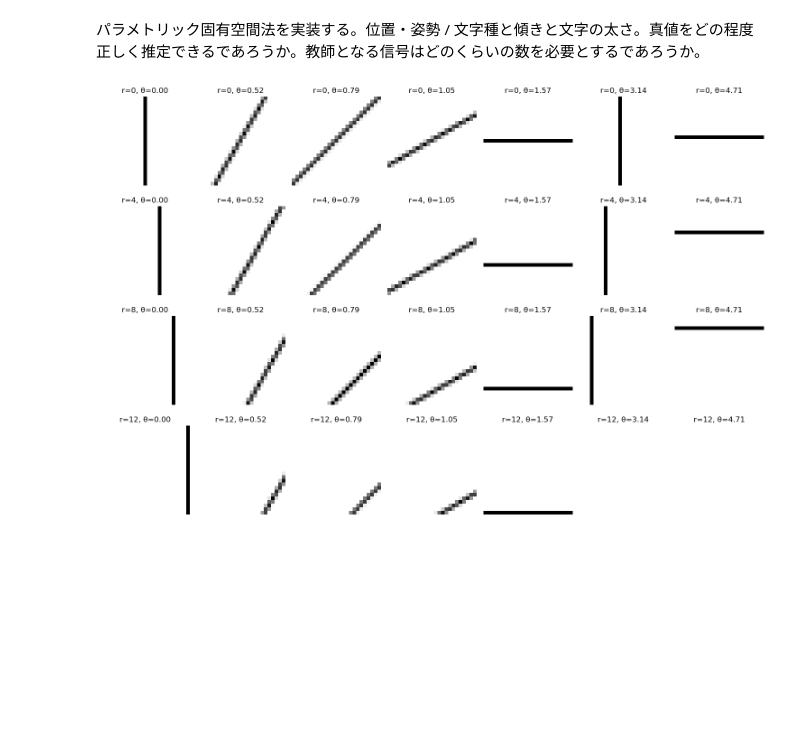
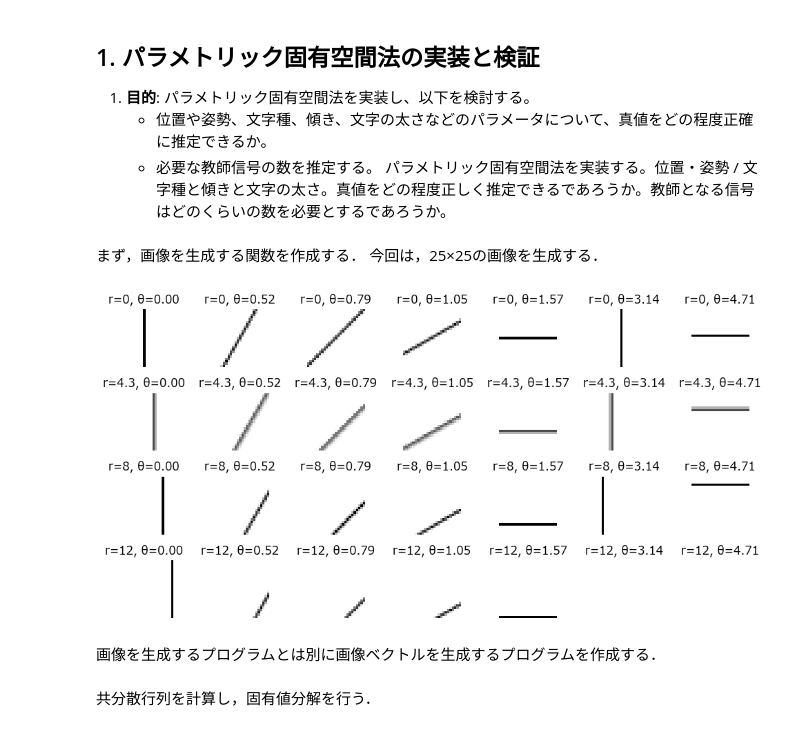
Before and after one commit to h-seno-tokai/B3Resarch, a Jupyter notebook: num1.ipynb, the cells around one changed output. Saved outputs shown, nothing was run; the diff lists cells and outputs as text; code cells hidden in the pictures; blank space fills up the shorter version.

```diff
--- a/num1.ipynb
+++ b/num1.ipynb
@@ -1,56 +1,69 @@
 # %% [markdown]
+## 1. パラメトリック固有空間法の実装と検証
+1. **目的**: パラメトリック固有空間法を実装し、以下を検討する。
+    - 位置や姿勢、文字種、傾き、文字の太さなどのパラメータについて、真値をどの程度正確に推定できるか。
+    - 必要な教師信号の数を推定する。
 パラメトリック固有空間法を実装する。位置・姿勢 / 文字種と傾きと文字の太さ。真値をどの程度正しく推定できるであろうか。教師となる信号はどのくらいの数を必要とするであろうか。
+# %% [markdown]
+まず，画像を生成する関数を作成する．
+今回は，25×25の画像を生成する．
+# %%
+import numpy as np
+import matplotlib.pyplot as plt
+import matplotlib
+from PIL import Image
+from scipy.ndimage import zoom
+# 日本語フォントを設定
+matplotlib.rcParams['font.family'] = 'Meiryo'
 # %%
-import numpy as np
-from PIL import Image
-import matplotlib.pyplot as plt
-
 def generate_image(r, theta):
     # 49x49の真っ白な画像を生成（255: 白, 0: 黒）
     img_size = 49
     large_img = np.full((img_size, img_size), 255, dtype=np.uint8)
-
     # 中央に縦線を描く（黒: 0）
     center = img_size // 2
     large_img[:, center] = 0
-
-    # 並進 (右に循環)
-    large_img = np.roll(large_img, shift=r, axis=1)
-
-    # 回転
+    # 並進処理
+    int_r = int(np.floor(r))  # rの整数部分
+    frac_r = r - int_r        # rの小数部分
+    # 並進画像を2つ生成
+    shifted_img1 = np.roll(large_img, shift=int_r, axis=1)       # int(r)分の並進
+    shifted_img2 = np.roll(large_img, shift=int_r + 1, axis=1)   # int(r) + 1分の並進
+    # 重みを用いて内分
+    large_img = (1 - frac_r) * shifted_img1 + frac_r * shifted_img2
+    large_img = large_img.astype(np.uint8)  # 整数型に変換
+    # 回転処理
     img = Image.fromarray(large_img)
     img = img.rotate(-np.degrees(theta), resample=Image.BILINEAR, center=(center, center))
-
     # 回転後の画像をnumpy配列に変換
     rotated_img = np.array(img)
-
     # 中央の25x25マスを切り抜き
     small_center = img_size // 2
     output_size = 25
     start = small_center - output_size // 2
     end = start + output_size
-    small_img = rotated_img[start:end, start:end]
+    small_img = rotated_img[start:end, start:end]\
 
     return small_img
 
+
 # 確認用の画像を出力
 def visualize_results():
-    r_values = [0, 4, 8, 12]
+    r_values = [0, 4.3, 8, 12]
     theta_values = [0, np.pi/6, np.pi/4, np.pi/3, np.pi/2, np.pi, 3*np.pi/2]
-
-    fig, axes = plt.subplots(len(r_values), len(theta_values), figsize=(15, 10))
-
+    fig, axes = plt.subplots(len(r_values), len(theta_values), figsize=(10, 5))
     for i, r in enumerate(r_values):
         for j, theta in enumerate(theta_values):
             img = generate_image(r, theta)
             axes[i, j].imshow(img, cmap='gray', vmin=0, vmax=255)
             axes[i, j].axis('off')
             axes[i, j].set_title(f"r={r}, θ={theta:.2f}")
-
     plt.tight_layout()
     plt.show()
 
 # 結果を可視化
 visualize_results()
 # %% [output]
-[figure, old version]
+[figure, new version]
+# %% [markdown]
+画像を生成するプログラムとは別に画像ベクトルを生成するプログラムを作成する．
@@ -56,0 +109,2 @@ visualize_results()
+# %% [markdown]
+共分散行列を計算し，固有値分解を行う．
```
Also changed, not shown: parts of 5 cells of this notebook.
